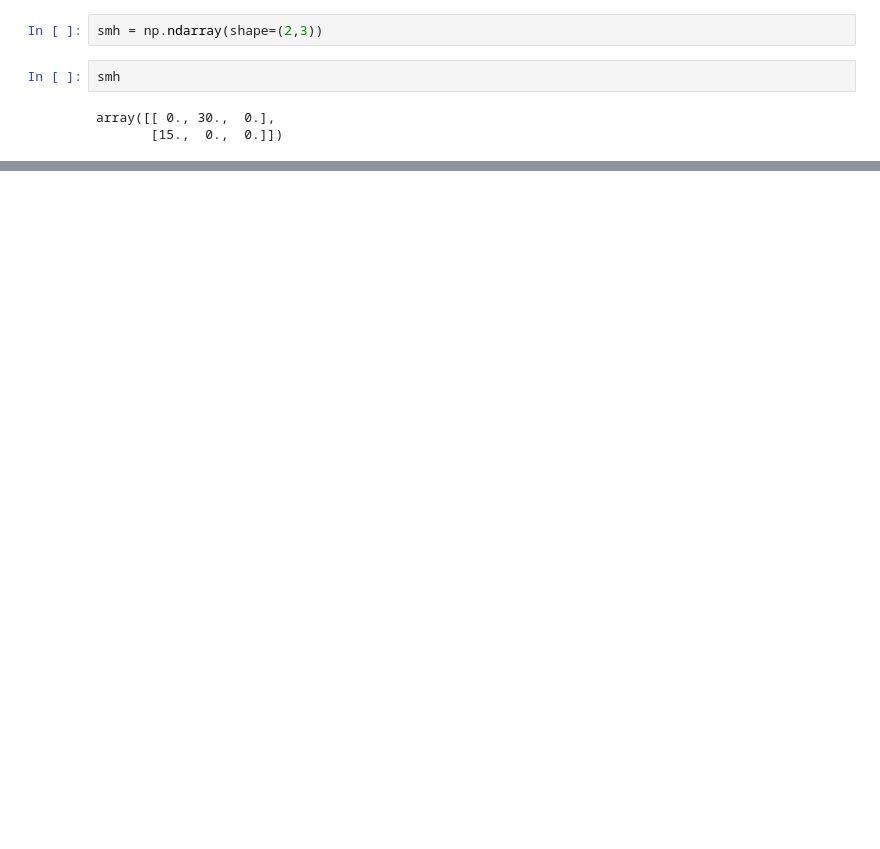
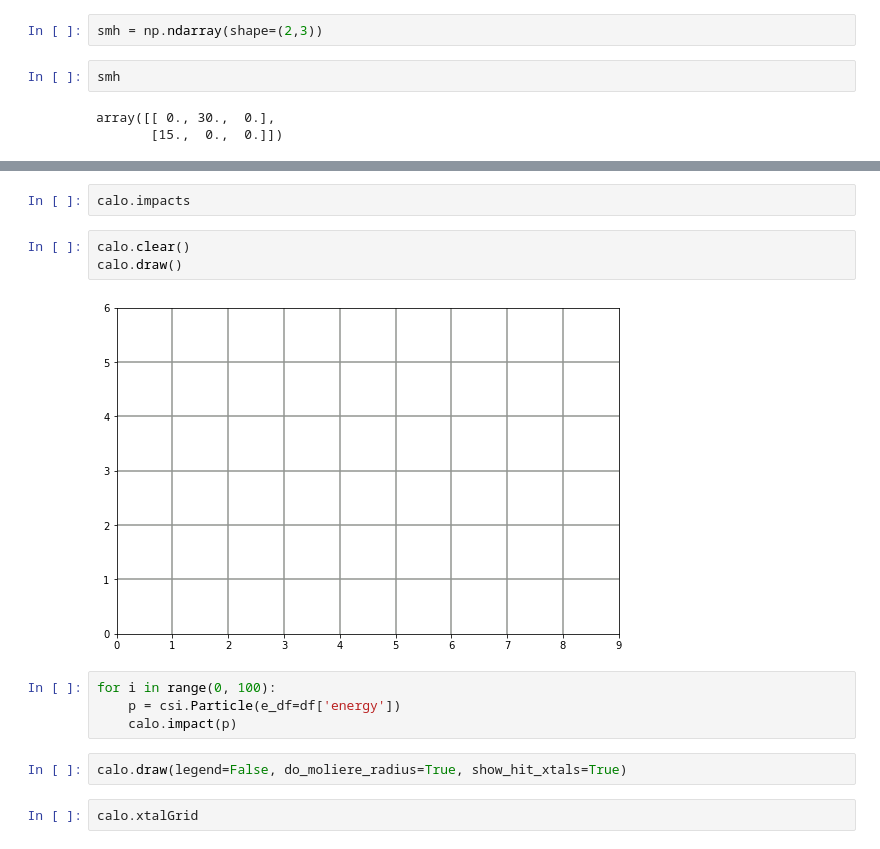
Before and after one commit to Lars314/gm2, a Jupyter notebook: pileup_ml/root_playground.ipynb, the cells around one changed output, grey strips where cells are left out. Drawn from its saved outputs; the diff is of its cells as text; blank space fills up the shorter version.

```diff
--- a/pileup_ml/root_playground.ipynb
+++ b/pileup_ml/root_playground.ipynb
@@ -174,0 +224,15 @@ array([[ 0., 30.,  0.],
+# %%
+calo.impacts
+# %%
+calo.clear()
+calo.draw()
+# %% [output]
+[figure, added]
+# %%
+for i in range(0, 100):
+    p = csi.Particle(e_df=df['energy'])
+    calo.impact(p)
+# %%
+calo.draw(legend=False, do_moliere_radius=True, show_hit_xtals=True)
+# %%
+calo.xtalGrid
```
Also changed, not shown: parts of 11 cells of this notebook, 10 other files.
